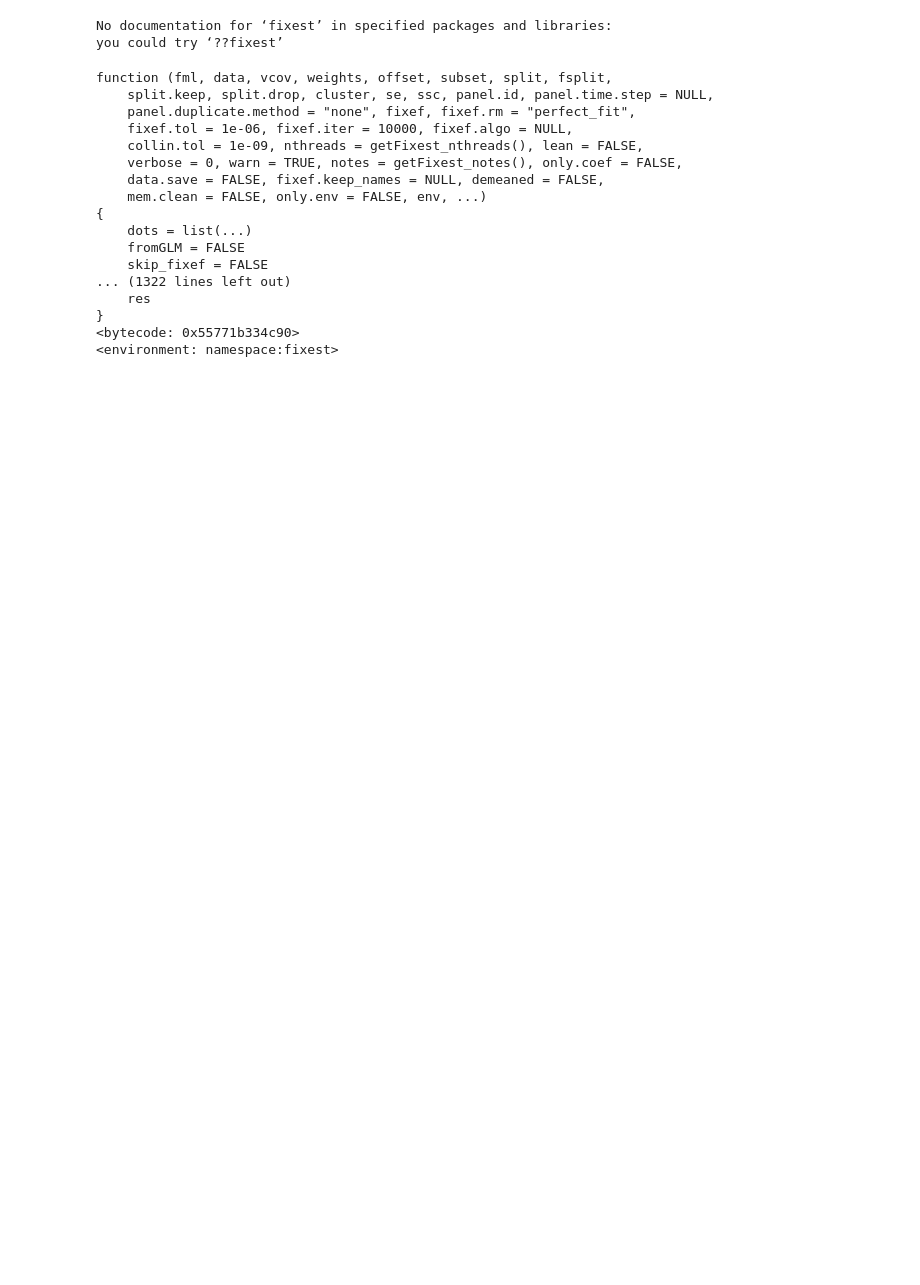
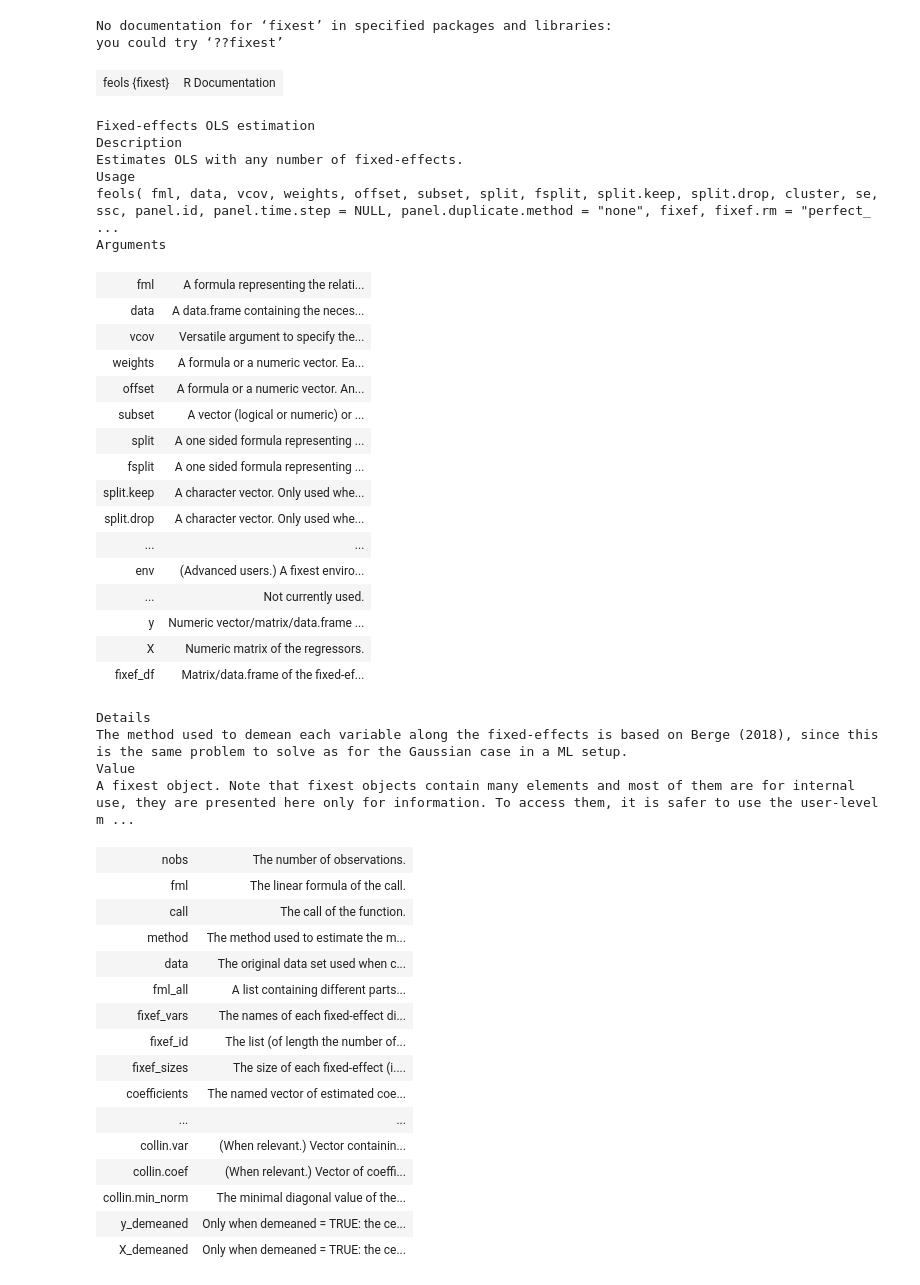
Before and after one commit to TylerLMcIntosh/compound-disturbance-resilience, a Jupyter notebook: code/Untitled1.ipynb, the cells around one changed output. Drawn from its saved outputs; the diff is of its cells as text; code cells hidden in the pictures; blank space fills up the shorter version.

```diff
--- a/code/Untitled1.ipynb
+++ b/code/Untitled1.ipynb
@@ -6,22 +6,48 @@ you could try ‘??fixest’
 # %%
 library(fixest)
 # %%
-feols
+?feols
 # %% [output]
+| feols {fixest} | R Documentation |
-function (fml, data, vcov, weights, offset, subset, split, fsplit,
-    split.keep, split.drop, cluster, se, ssc, panel.id, panel.time.step = NULL,
-    panel.duplicate.method = "none", fixef, fixef.rm = "perfect_fit",
-    fixef.tol = 1e-06, fixef.iter = 10000, fixef.algo = NULL,
-    collin.tol = 1e-09, nthreads = getFixest_nthreads(), lean = FALSE,
-    verbose = 0, warn = TRUE, notes = getFixest_notes(), only.coef = FALSE,
-    data.save = FALSE, fixef.keep_names = NULL, demeaned = FALSE,
-    mem.clean = FALSE, only.env = FALSE, env, ...)
-{
-    dots = list(...)
-    fromGLM = FALSE
-    skip_fixef = FALSE
-... (1322 lines left out)
-    res
-}
-<bytecode: 0x55771b334c90>
-<environment: namespace:fixest>
+Fixed-effects OLS estimation
+Description
+Estimates OLS with any number of fixed-effects.
+Usage
+feols( fml, data, vcov, weights, offset, subset, split, fsplit, split.keep, split.drop, cluster, se, ssc, panel.id, panel.time.step = NULL, panel.duplicate.method = "none", fixef, fixef.rm = "perfect_ ...
+Arguments
+| fml | A formula representing the relati... |
+| data | A data.frame containing the neces... |
+| vcov | Versatile argument to specify the... |
+| weights | A formula or a numeric vector. Ea... |
+| offset | A formula or a numeric vector. An... |
+| subset | A vector (logical or numeric) or ... |
+| split | A one sided formula representing ... |
+| fsplit | A one sided formula representing ... |
+| split.keep | A character vector. Only used whe... |
+| split.drop | A character vector. Only used whe... |
+| ... | ... |
+| env | (Advanced users.) A fixest enviro... |
+| ... | Not currently used. |
+| y | Numeric vector/matrix/data.frame ... |
+| X | Numeric matrix of the regressors. |
+| fixef_df | Matrix/data.frame of the fixed-ef... |
+Details
+The method used to demean each variable along the fixed-effects is based on Berge (2018), since this is the same problem to solve as for the Gaussian case in a ML setup.
+Value
+A fixest object. Note that fixest objects contain many elements and most of them are for internal use, they are presented here only for information. To access them, it is safer to use the user-level m ...
+| nobs | The number of observations. |
+| fml | The linear formula of the call. |
+| call | The call of the function. |
+| method | The method used to estimate the m... |
+| data | The original data set used when c... |
+| fml_all | A list containing different parts... |
+| fixef_vars | The names of each fixed-effect di... |
+| fixef_id | The list (of length the number of... |
+| fixef_sizes | The size of each fixed-effect (i.... |
+| coefficients | The named vector of estimated coe... |
+| ... | ... |
+| collin.var | (When relevant.) Vector containin... |
+| collin.coef | (When relevant.) Vector of coeffi... |
+| collin.min_norm | The minimal diagonal value of the... |
+| y_demeaned | Only when demeaned = TRUE: the ce... |
+| X_demeaned | Only when demeaned = TRUE: the ce... |
```
Also changed, not shown: parts of 1 cell of this notebook, 6 other files.
